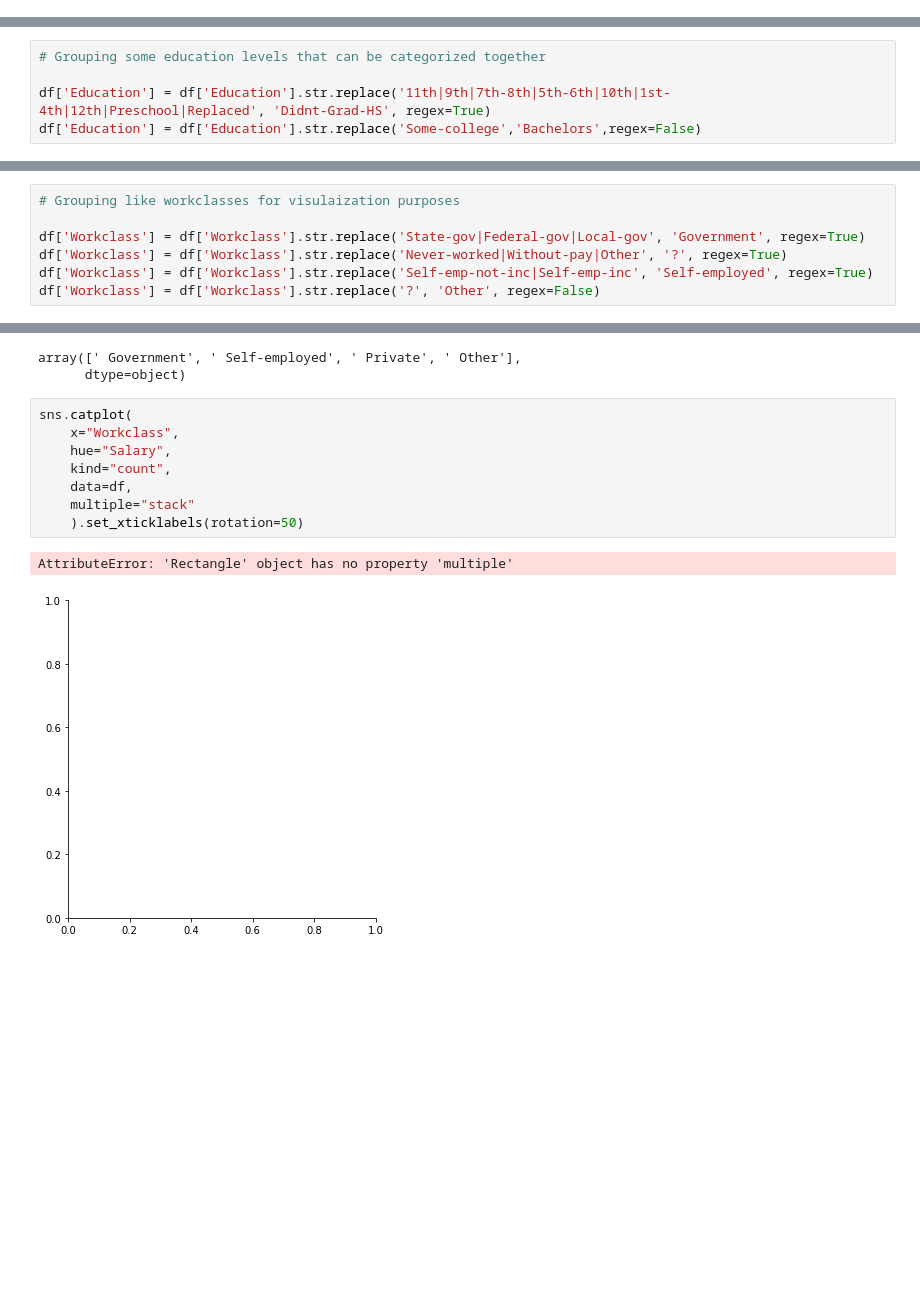
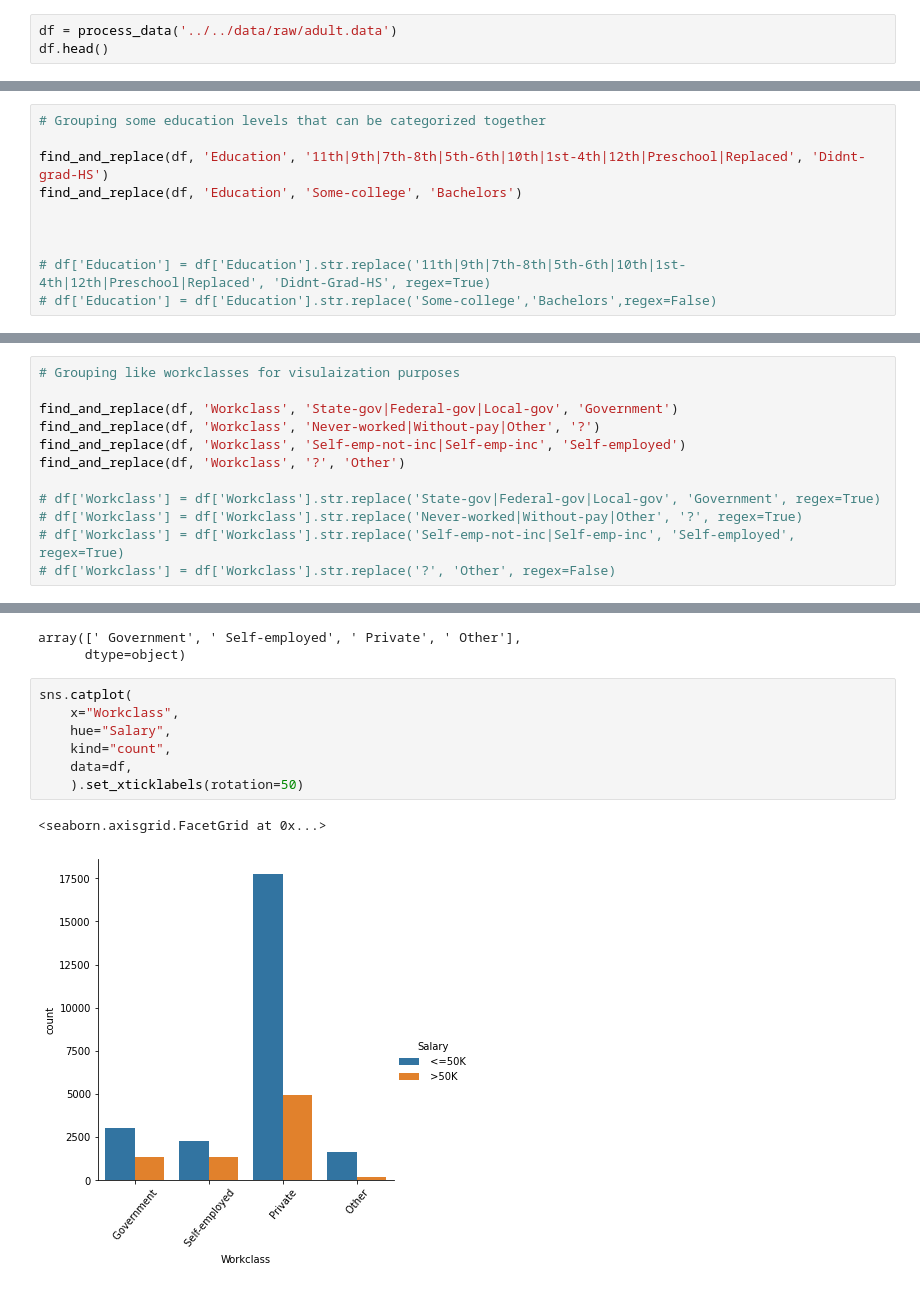
Before and after one commit to kylenelwan/data301, a Jupyter notebook: analysis/noah/milestone2.ipynb, the cells around one changed output, grey strips where cells are left out. Drawn from its saved outputs; the diff is of its cells as text; blank space fills up the shorter version.

```diff
--- a/analysis/noah/milestone2.ipynb
+++ b/analysis/noah/milestone2.ipynb
@@ -174,0 +165,3 @@ df.head()
+# %%
+df = process_data('../../data/raw/adult.data')
+df.head()
@@ -182,8 +182,13 @@ array([' Bachelors', ' HS-grad', ' 11th', ' Masters', ' 9th',
 # %%
 # Grouping some education levels that can be categorized together
 
-df['Education'] = df['Education'].str.replace('11th|9th|7th-8th|5th-6th|10th|1st-4th|12th|Preschool|Replaced', 'Didnt-Grad-HS', regex=True)
-df['Education'] = df['Education'].str.replace('Some-college','Bachelors',regex=False)
+find_and_replace(df, 'Education', '11th|9th|7th-8th|5th-6th|10th|1st-4th|12th|Preschool|Replaced', 'Didnt-grad-HS')
+find_and_replace(df, 'Education', 'Some-college', 'Bachelors')
+
+
+
+# df['Education'] = df['Education'].str.replace('11th|9th|7th-8th|5th-6th|10th|1st-4th|12th|Preschool|Replaced', 'Didnt-Grad-HS', regex=True)
+# df['Education'] = df['Education'].str.replace('Some-college','Bachelors',regex=False)
 # %%
 df.Education.unique()
 # %% [output]
@@ -211,10 +216,15 @@ array([' State-gov', ' Self-emp-not-inc', ' Private', ' Federal-gov',
 # %%
 # Grouping like workclasses for visulaization purposes
 
-df['Workclass'] = df['Workclass'].str.replace('State-gov|Federal-gov|Local-gov', 'Government', regex=True)
-df['Workclass'] = df['Workclass'].str.replace('Never-worked|Without-pay|Other', '?', regex=True)
-df['Workclass'] = df['Workclass'].str.replace('Self-emp-not-inc|Self-emp-inc', 'Self-employed', regex=True)
-df['Workclass'] = df['Workclass'].str.replace('?', 'Other', regex=False)
+find_and_replace(df, 'Workclass', 'State-gov|Federal-gov|Local-gov', 'Government')
+find_and_replace(df, 'Workclass', 'Never-worked|Without-pay|Other', '?')
+find_and_replace(df, 'Workclass', 'Self-emp-not-inc|Self-emp-inc', 'Self-employed')
+find_and_replace(df, 'Workclass', '?', 'Other')
+
+# df['Workclass'] = df['Workclass'].str.replace('State-gov|Federal-gov|Local-gov', 'Government', regex=True)
+# df['Workclass'] = df['Workclass'].str.replace('Never-worked|Without-pay|Other', '?', regex=True)
+# df['Workclass'] = df['Workclass'].str.replace('Self-emp-not-inc|Self-emp-inc', 'Self-employed', regex=True)
+# df['Workclass'] = df['Workclass'].str.replace('?', 'Other', regex=False)
 # %%
 df.Workclass.unique()
 # %% [output]
@@ -223,11 +233,10 @@ array([' Government', ' Self-employed', ' Private', ' Other'],
 # %%
 sns.catplot(
     x="Workclass",
     hue="Salary",
     kind="count",
     data=df,
-    multiple="stack"
     ).set_xticklabels(rotation=50)
 # %% [output]
-AttributeError: 'Rectangle' object has no property 'multiple'
+<seaborn.axisgrid.FacetGrid at 0x...>
-[figure, old version]
+[figure, new version]
```
Also changed, not shown: parts of 12 cells of this notebook, 1 other file.
